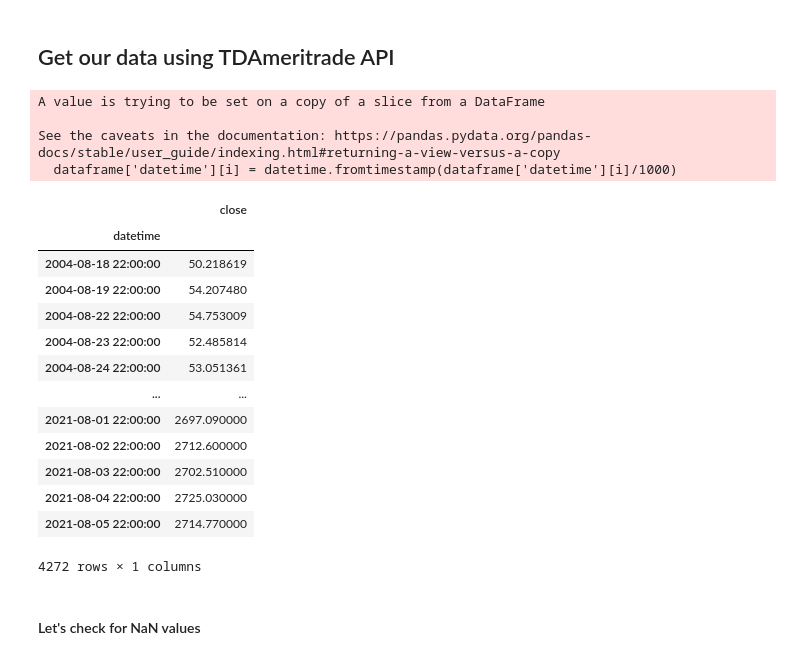
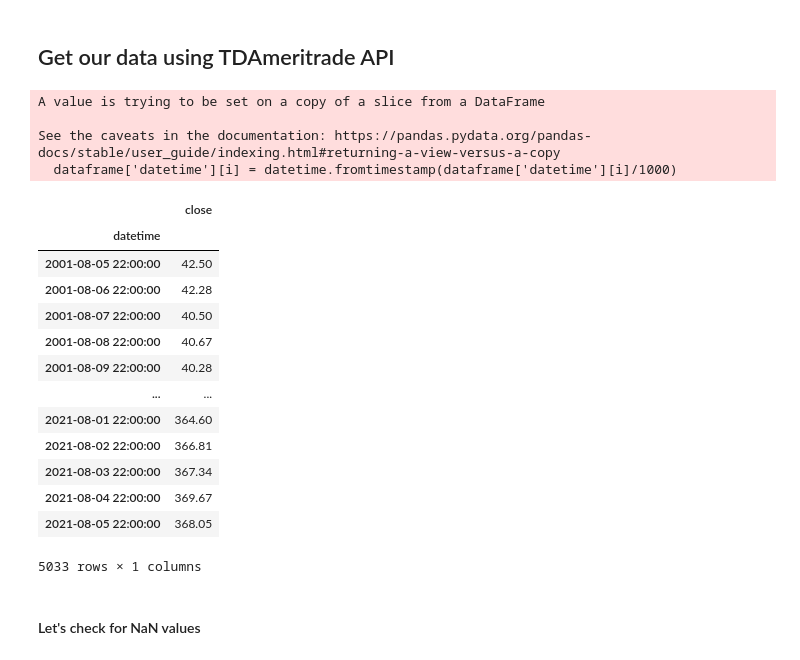
Before and after one commit to mdominguez2010/predict-stock-price-arima, a Jupyter notebook: google_forecast.ipynb, the cells around one changed output. Saved outputs shown, nothing was run; the diff lists cells and outputs as text; code cells hidden in the pictures.

```diff
--- a/google_forecast.ipynb
+++ b/google_forecast.ipynb
@@ -117,33 +115,33 @@ def get_data(symbol,
 
     return dataframe, symbol
 # %%
-dataframe, symbol = get_data(symbol='DIA',
+dataframe, symbol = get_data(symbol='QQQ',
                      client_id=client_id,
                      periodType = 'year',
                      n_periods = 20,
                      frequencyType = 'daily',
                      frequency = 1)
 
 dataframe
 # %% [output]
 A value is trying to be set on a copy of a slice from a DataFrame
 
 See the caveats in the documentation: https://pandas.pydata.org/pandas-docs/stable/user_guide/indexing.html#returning-a-view-versus-a-copy
   dataframe['datetime'][i] = datetime.fromtimestamp(dataframe['datetime'][i]/1000)
 |  | close |
 | datetime |  |
-| 2004-08-18 22:00:00 | 50.218619 |
-| 2004-08-19 22:00:00 | 54.207480 |
-| 2004-08-22 22:00:00 | 54.753009 |
-| 2004-08-23 22:00:00 | 52.485814 |
-| 2004-08-24 22:00:00 | 53.051361 |
+| 2001-08-05 22:00:00 | 42.50 |
+| 2001-08-06 22:00:00 | 42.28 |
+| 2001-08-07 22:00:00 | 40.50 |
+| 2001-08-08 22:00:00 | 40.67 |
+| 2001-08-09 22:00:00 | 40.28 |
 | ... | ... |
-| 2021-08-01 22:00:00 | 2697.090000 |
-| 2021-08-02 22:00:00 | 2712.600000 |
-| 2021-08-03 22:00:00 | 2702.510000 |
-| 2021-08-04 22:00:00 | 2725.030000 |
-| 2021-08-05 22:00:00 | 2714.770000 |
+| 2021-08-01 22:00:00 | 364.60 |
+| 2021-08-02 22:00:00 | 366.81 |
+| 2021-08-03 22:00:00 | 367.34 |
+| 2021-08-04 22:00:00 | 369.67 |
+| 2021-08-05 22:00:00 | 368.05 |
-4272 rows × 1 columns
+5033 rows × 1 columns
 # %% [markdown]
 #### Let's check for NaN values
 # %%
```
Also changed, not shown: parts of 15 cells of this notebook.
